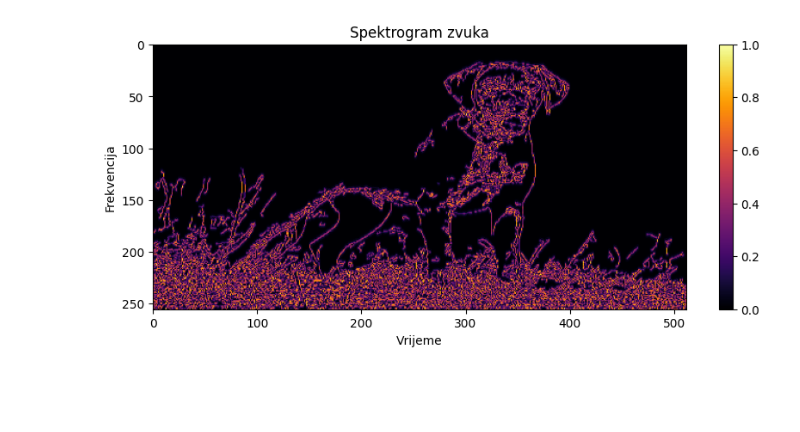
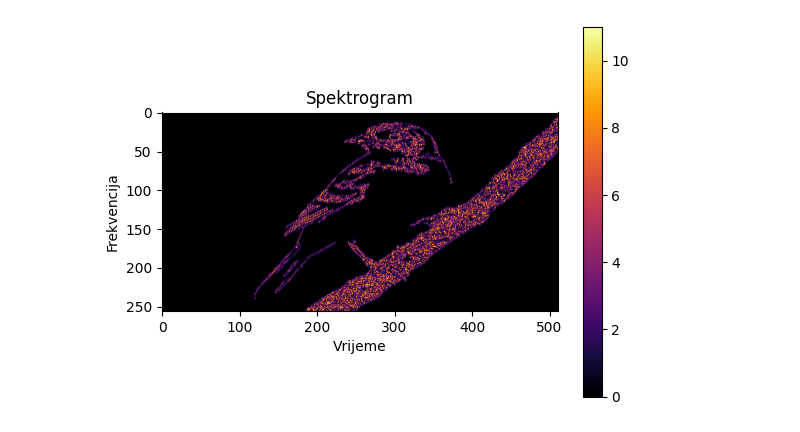
Before and after one commit to GalaxyNostalgia/OSIRV, a Jupyter notebook: OSIRVProjekt.ipynb, the cells around one changed output. Cells and saved outputs as stored; diff of their text form; code cells hidden in the pictures; blank space fills up the shorter version.

```diff
--- a/OSIRVProjekt.ipynb
+++ b/OSIRVProjekt.ipynb
@@ -1,46 +1,42 @@
 # %%
-
 !pip install librosa soundfile opencv-python -q
 
 import numpy as np
-import cv2
+import cv2 as cv
 import librosa
 import soundfile as sf
 import matplotlib.pyplot as plt
 from google.colab import files
 import IPython.display as ipd
 
 
-img = cv2.imread("Data/dog.jpg", cv2.IMREAD_GRAYSCALE)
+img = cv.imread("Data/bird.jpg")
+img = cv.cvtColor(img, cv.COLOR_BGR2RGB)
+img = cv.cvtColor(img, cv.COLOR_RGB2GRAY)
 
-img = cv2.Canny(img, 50, 150)
+img = cv.Canny(img, 50, 150)
 
-img = cv2.resize(img, (512, 256))
-
-img = img.astype(np.float32) / 255.0
+img = cv.resize(img, (512, 256))
 
 audio = librosa.griffinlim(img, n_iter=128, hop_length=256, n_fft=510)
 
 audio = audio / np.abs(audio).max()
 
+ipd.display(ipd.Audio(audio, rate=44100))
 
-ipd.display(ipd.Audio(audio, rate=22050))
-
-sf.write("zvuk.wav", audio, 22050)
+sf.write("zvuk.wav", audio, 44100)
 files.download("zvuk.wav")
 
+spectogram = np.abs(librosa.stft(audio, n_fft=510, hop_length=256))
 
-D = np.abs(librosa.stft(audio, n_fft=510, hop_length=256))
-
-plt.figure(figsize=(10, 4))
-plt.imshow(D / D.max(), origin="upper", aspect="auto", cmap="inferno")
-plt.title("Spektrogram zvuka")
+plt.imshow(spectogram, cmap="inferno")
+plt.title("Spektrogram")
 plt.xlabel("Vrijeme")
 plt.ylabel("Frekvencija")
 plt.colorbar()
 plt.show()
 # %% [output]
 [interactive output not drawn]
 [interactive output not drawn]
 [interactive output not drawn]
-[figure, old version]
+[figure, new version]
```
